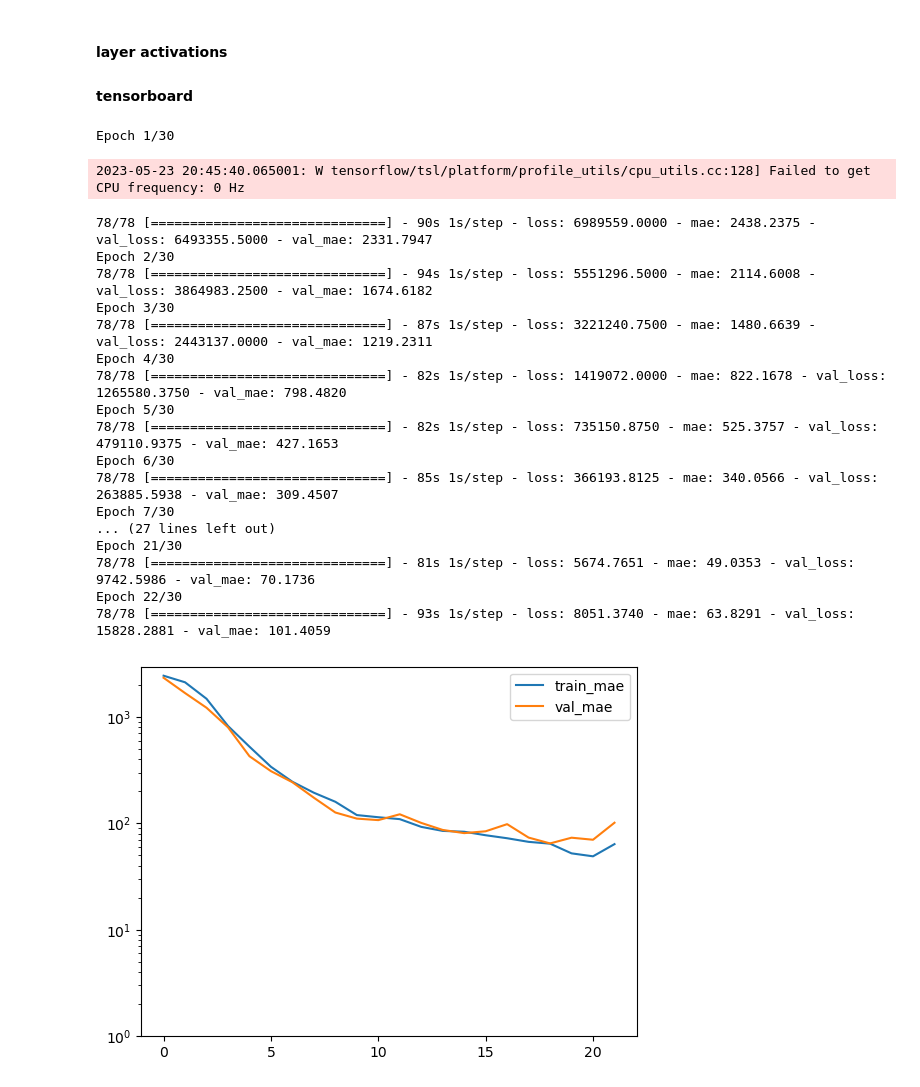
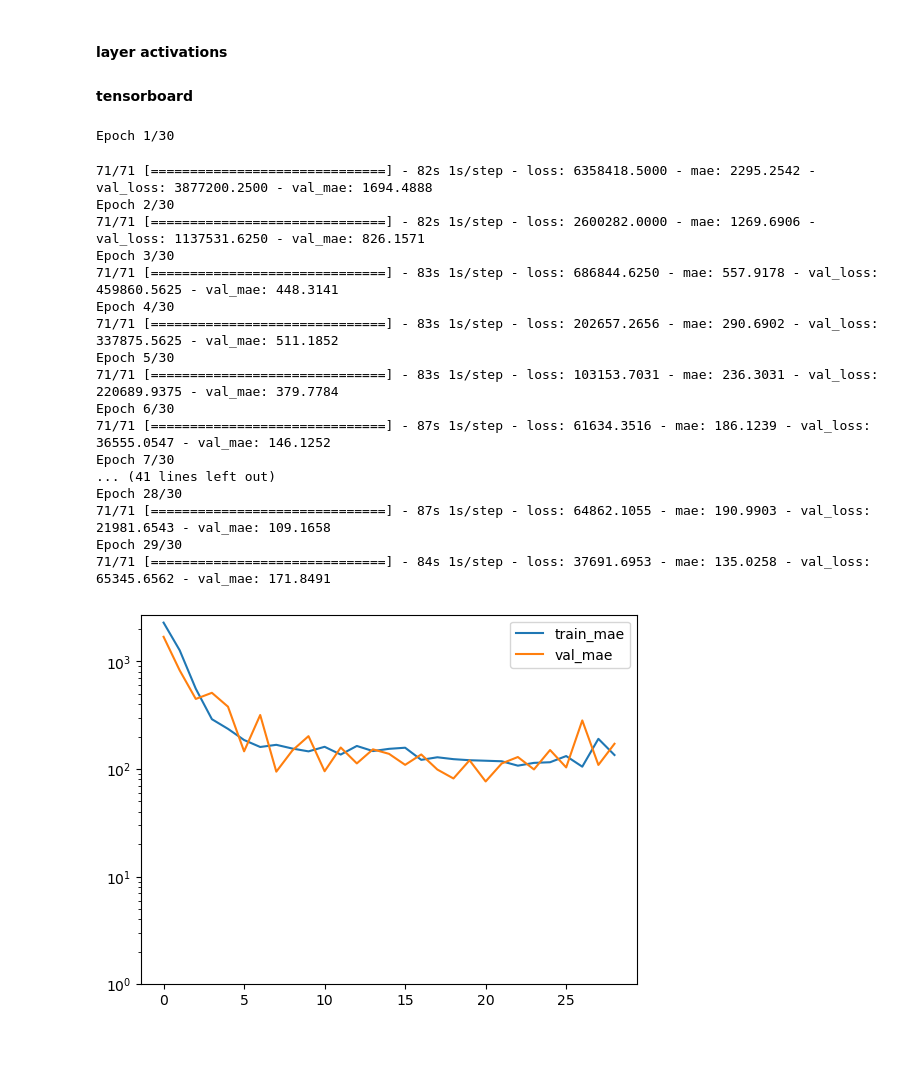
Before and after one commit to kshptl/ML-Futures, a Jupyter notebook: daily_high_low/CNN-Transformer.ipynb, the cells around one changed output. Saved outputs shown, nothing was run; the diff lists cells and outputs as text; code cells hidden in the pictures; blank space fills up the shorter version.

Commit message:
Updated Data Generation
Removed data generation in the CNN-LSTM model and directly loaded the data into memory.

Also fixed the incorrect weekly open close calculations.

```diff
--- a/daily_high_low/CNN-Transformer.ipynb
+++ b/daily_high_low/CNN-Transformer.ipynb
@@ -162,3 +135,14 @@ val_steps = len(val_indices) // batch_size
+# %%
+# Reshape X_train to a 2D array
+X_train = np.asarray(X_train)
+orig_shape = X_train.shape
+
+# Fit the scaler to the data and transform X_train
+scaler = StandardScaler()
+X_train = scaler.fit_transform(X_train.reshape((-1, X_train.shape[-1])))
+
+# Reshape X_train_scaled_2d back to the original shape
+X_train = list(X_train.reshape(orig_shape))
 # %%
 # Define the Transformer model
 
@@ -222,4 +206,4 @@ output = Dense(2)(output)
 model = Model(inputs=main_inputs, outputs=output)
 
 # Compile the model
-model.compile(optimizer='adam', loss='mse', metrics=['mae'], run_eagerly=False)
+model.compile(optimizer='adam', loss='mae', metrics=['mse'], run_eagerly=True)
@@ -234,51 +218,54 @@ Metal device set to: Apple M1 Pro
 # %%
 epochs = 30
 lr = 1e-2
+
+train_steps_per_epoch = len(X_train[0]) // batch_size
+
 lr_schedule = OneCycleScheduler(lr, train_steps_per_epoch)
+lr_finder = LRFinder()
 
 log_dir = "logs/fit/" + dt.datetime.now().strftime("%Y%m%d-%H%M%S")
 tensorboard_callback = tf.keras.callbacks.TensorBoard(log_dir=log_dir, histogram_freq=1)
 # Define the Early Stopping callback
 early_stopping = EarlyStopping(
     monitor='val_loss',  # Metric to monitor for early stopping
-    patience=3,  # Number of epochs with no improvement after which training will be stopped
+    patience=10,  # Number of epochs with no improvement after which training will be stopped
     restore_best_weights=True  # Restore the best model weights based on the monitored metric
 )
 
 # Define the ModelCheckpoint callback to save the best model during training
 checkpoint = ModelCheckpoint(
     'best_model.h5',  # Filepath to save the best model
     monitor='val_loss',  # Metric to monitor for saving the best model
     save_best_only=True  # Save only the best model based on the monitored metric
 )
 
-history = model.fit(train_generator, steps_per_epoch=train_steps_per_epoch, epochs=epochs,
-          validation_data=val_generator, validation_steps=val_steps, callbacks=[lr_schedule, tensorboard_callback, early_stopping, checkpoint])
+history = model.fit(X_train, y_train, epochs=epochs, validation_split=0.1,
+                    callbacks=[lr_schedule, tensorboard_callback, early_stopping, checkpoint])
 
 # Plot the training and validation loss and MAE
 plt.semilogy(history.history['mae'], label='train_mae')
 plt.semilogy(history.history['val_mae'], label='val_mae')
 plt.ylim(ymin=1)  # Set the y-axis minimum value to 0
 plt.legend()
 plt.show()
 # %% [output]
 Epoch 1/30
-2023-05-23 20:45:40.065001: W tensorflow/tsl/platform/profile_utils/cpu_utils.cc:128] Failed to get CPU frequency: 0 Hz
+71/71 [==============================] - 82s 1s/step - loss: 6358418.5000 - mae: 2295.2542 - val_loss: 3877200.2500 - val_mae: 1694.4888
+Epoch 2/30
+71/71 [==============================] - 82s 1s/step - loss: 2600282.0000 - mae: 1269.6906 - val_loss: 1137531.6250 - val_mae: 826.1571
+Epoch 3/30
+71/71 [==============================] - 83s 1s/step - loss: 686844.6250 - mae: 557.9178 - val_loss: 459860.5625 - val_mae: 448.3141
+Epoch 4/30
+71/71 [==============================] - 83s 1s/step - loss: 202657.2656 - mae: 290.6902 - val_loss: 337875.5625 - val_mae: 511.1852
+Epoch 5/30
+71/71 [==============================] - 83s 1s/step - loss: 103153.7031 - mae: 236.3031 - val_loss: 220689.9375 - val_mae: 379.7784
+Epoch 6/30
+71/71 [==============================] - 87s 1s/step - loss: 61634.3516 - mae: 186.1239 - val_loss: 36555.0547 - val_mae: 146.1252
+Epoch 7/30
+... (41 lines left out)
+Epoch 28/30
+71/71 [==============================] - 87s 1s/step - loss: 64862.1055 - mae: 190.9903 - val_loss: 21981.6543 - val_mae: 109.1658
+Epoch 29/30
+71/71 [==============================] - 84s 1s/step - loss: 37691.6953 - mae: 135.0258 - val_loss: 65345.6562 - val_mae: 171.8491
-78/78 [==============================] - 90s 1s/step - loss: 6989559.0000 - mae: 2438.2375 - val_loss: 6493355.5000 - val_mae: 2331.7947
-Epoch 2/30
-78/78 [==============================] - 94s 1s/step - loss: 5551296.5000 - mae: 2114.6008 - val_loss: 3864983.2500 - val_mae: 1674.6182
-Epoch 3/30
-78/78 [==============================] - 87s 1s/step - loss: 3221240.7500 - mae: 1480.6639 - val_loss: 2443137.0000 - val_mae: 1219.2311
-Epoch 4/30
-78/78 [==============================] - 82s 1s/step - loss: 1419072.0000 - mae: 822.1678 - val_loss: 1265580.3750 - val_mae: 798.4820
-Epoch 5/30
-78/78 [==============================] - 82s 1s/step - loss: 735150.8750 - mae: 525.3757 - val_loss: 479110.9375 - val_mae: 427.1653
-Epoch 6/30
-78/78 [==============================] - 85s 1s/step - loss: 366193.8125 - mae: 340.0566 - val_loss: 263885.5938 - val_mae: 309.4507
-Epoch 7/30
-... (27 lines left out)
-Epoch 21/30
-78/78 [==============================] - 81s 1s/step - loss: 5674.7651 - mae: 49.0353 - val_loss: 9742.5986 - val_mae: 70.1736
-Epoch 22/30
-78/78 [==============================] - 93s 1s/step - loss: 8051.3740 - mae: 63.8291 - val_loss: 15828.2881 - val_mae: 101.4059
-[figure, old version]
+[figure, new version]
```
Also changed, not shown: parts of 15 cells of this notebook, 7 other files.
